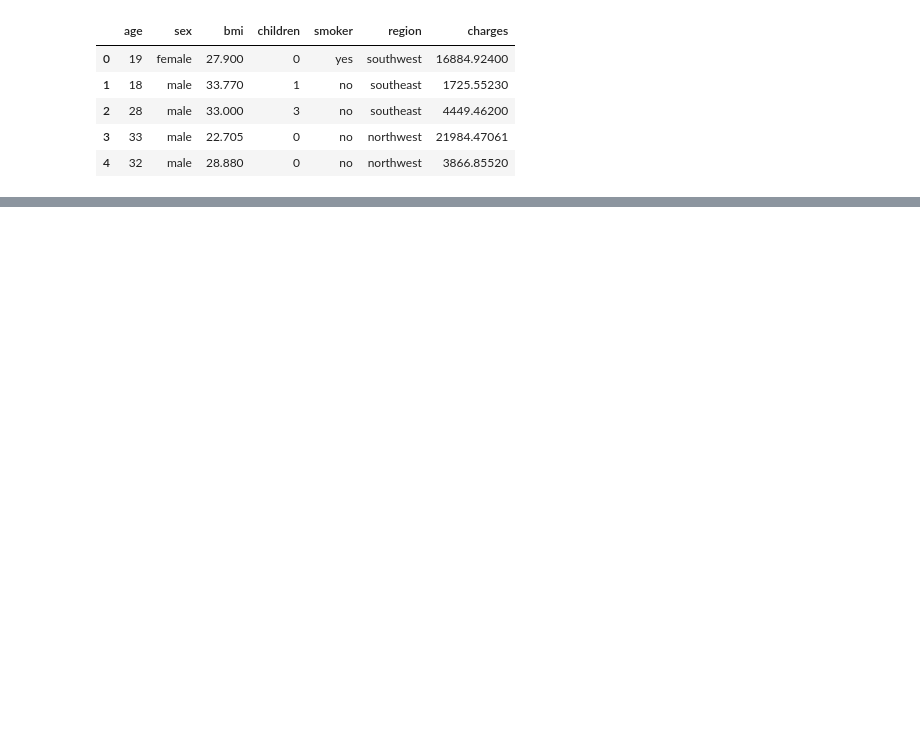
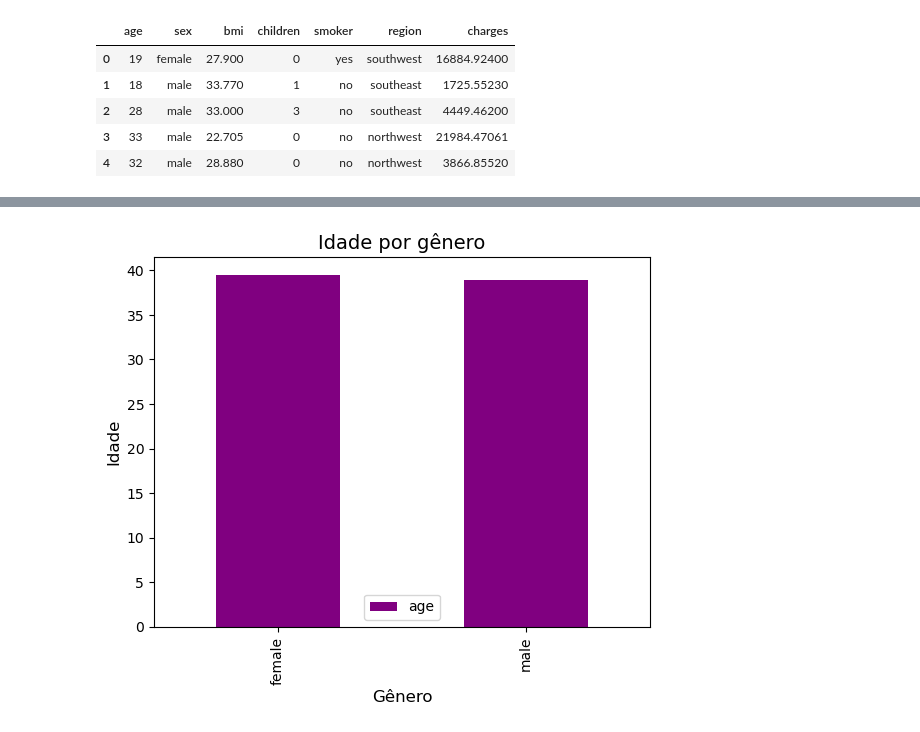
Before and after one commit to devAquino/Medical-Insurance-Analysis, a Jupyter notebook: insurance.ipynb, the cells around one changed output, grey strips where cells are left out. Drawn from its saved outputs; the diff is of its cells as text; code cells hidden in the pictures; blank space fills up the shorter version.

```diff
--- a/insurance.ipynb
+++ b/insurance.ipynb
@@ -30,0 +73,11 @@ df_seguro.head()
+# %%
+sex_age = df_seguro.pivot_table(index='sex', values='age', aggfunc='mean')
+ax_sex_age = sex_age.plot(kind='bar', color='purple')
+
+ax_sex_age.set_xlabel("Gênero", fontsize = 12, rotation = 0)
+ax_sex_age.set_ylabel("Idade", fontsize = 12)
+ax_sex_age.set_title("Idade por gênero", fontsize = 14, rotation = 0)
+
+ax_sex_age = ax_sex_age
+# %% [output]
+[figure, added]
```
Also changed, not shown: parts of 5 cells of this notebook.
